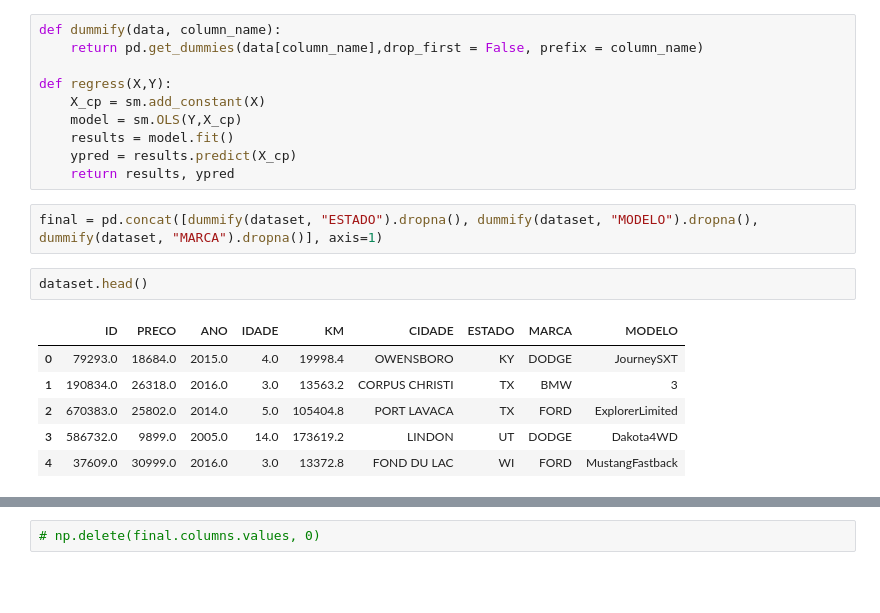
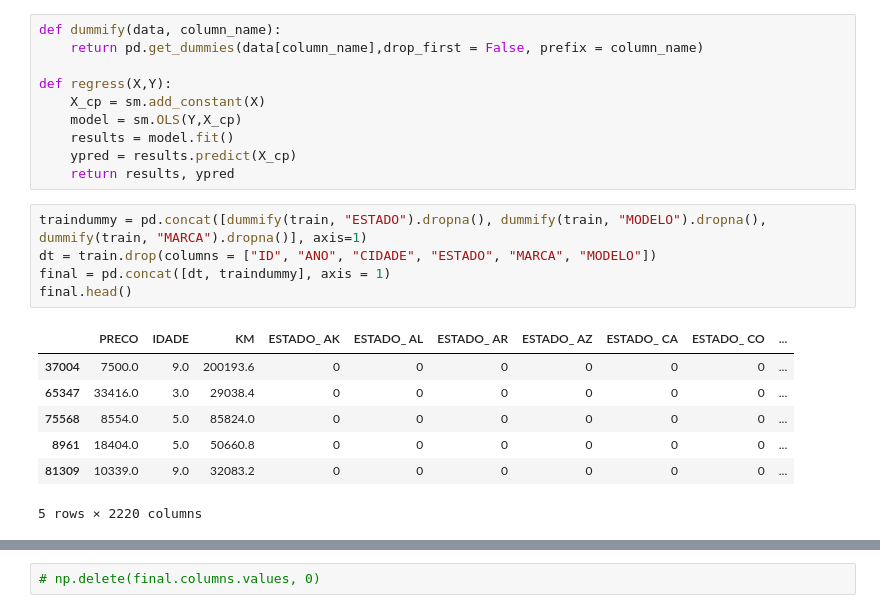
Before and after one commit to freddy-d/Projeto3DPdados, a Jupyter notebook: Projeto3 regressao.ipynb, the cells around one changed output, grey strips where cells are left out. Saved outputs shown, nothing was run; the diff lists cells and outputs as text; blank space fills up the shorter version.

```diff
--- a/Projeto3 regressao.ipynb
+++ b/Projeto3 regressao.ipynb
@@ -112,13 +114,15 @@ def regress(X,Y):
     ypred = results.predict(X_cp)
     return results, ypred
 # %%
-final = pd.concat([dummify(dataset, "ESTADO").dropna(), dummify(dataset, "MODELO").dropna(), dummify(dataset, "MARCA").dropna()], axis=1)
+traindummy = pd.concat([dummify(train, "ESTADO").dropna(), dummify(train, "MODELO").dropna(), dummify(train, "MARCA").dropna()], axis=1)
+dt = train.drop(columns = ["ID", "ANO", "CIDADE", "ESTADO", "MARCA", "MODELO"])
+final = pd.concat([dt, traindummy], axis = 1)
+final.head()
+# %% [output]
+|  | PRECO | IDADE | KM | ESTADO_ AK | ESTADO_ AL | ESTADO_ AR | ESTADO_ AZ | ESTADO_ CA | ESTADO_ CO | ... |
+| 37004 | 7500.0 | 9.0 | 200193.6 | 0 | 0 | 0 | 0 | 0 | 0 | ... |
+| 65347 | 33416.0 | 3.0 | 29038.4 | 0 | 0 | 0 | 0 | 0 | 0 | ... |
+| 75568 | 8554.0 | 5.0 | 85824.0 | 0 | 0 | 0 | 0 | 0 | 0 | ... |
+| 8961 | 18404.0 | 5.0 | 50660.8 | 0 | 0 | 0 | 0 | 0 | 0 | ... |
+| 81309 | 10339.0 | 9.0 | 32083.2 | 0 | 0 | 0 | 0 | 0 | 0 | ... |
+5 rows × 2220 columns
-# %%
-dataset.head()
-# %% [output]
-|  | ID | PRECO | ANO | IDADE | KM | CIDADE | ESTADO | MARCA | MODELO |
-| 0 | 79293.0 | 18684.0 | 2015.0 | 4.0 | 19998.4 | OWENSBORO | KY | DODGE | JourneySXT |
-| 1 | 190834.0 | 26318.0 | 2016.0 | 3.0 | 13563.2 | CORPUS CHRISTI | TX | BMW | 3 |
-| 2 | 670383.0 | 25802.0 | 2014.0 | 5.0 | 105404.8 | PORT LAVACA | TX | FORD | ExplorerLimited |
-| 3 | 586732.0 | 9899.0 | 2005.0 | 14.0 | 173619.2 | LINDON | UT | DODGE | Dakota4WD |
-| 4 | 37609.0 | 30999.0 | 2016.0 | 3.0 | 13372.8 | FOND DU LAC | WI | FORD | MustangFastback |
```
Also changed, not shown: parts of 13 cells of this notebook, 1 other file.
